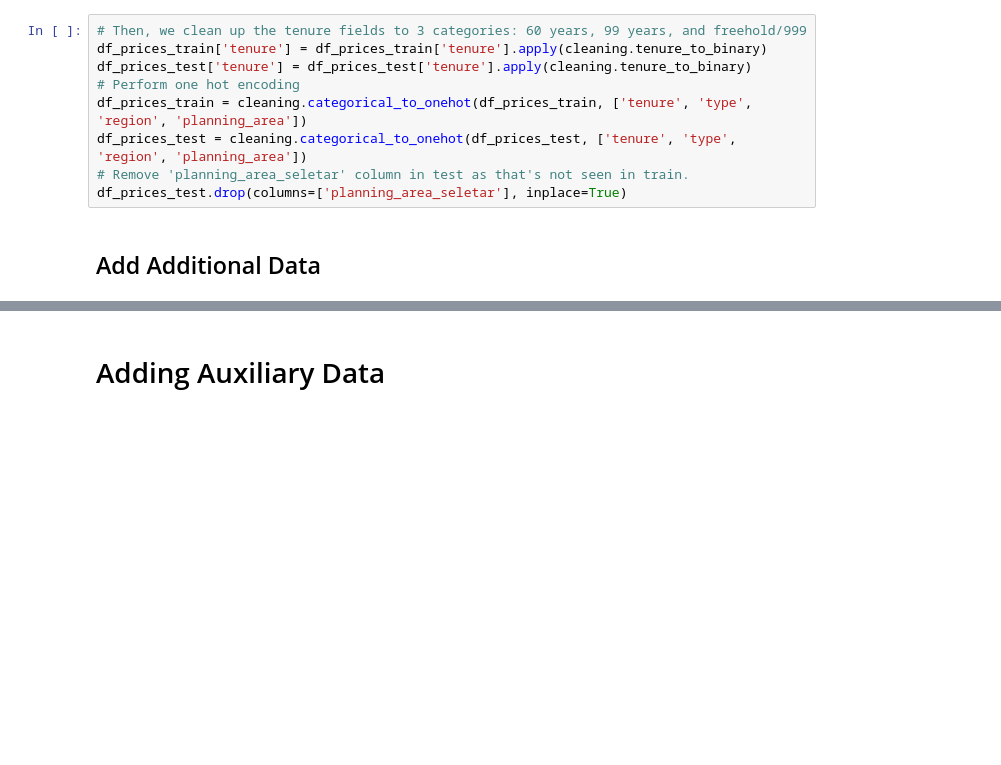
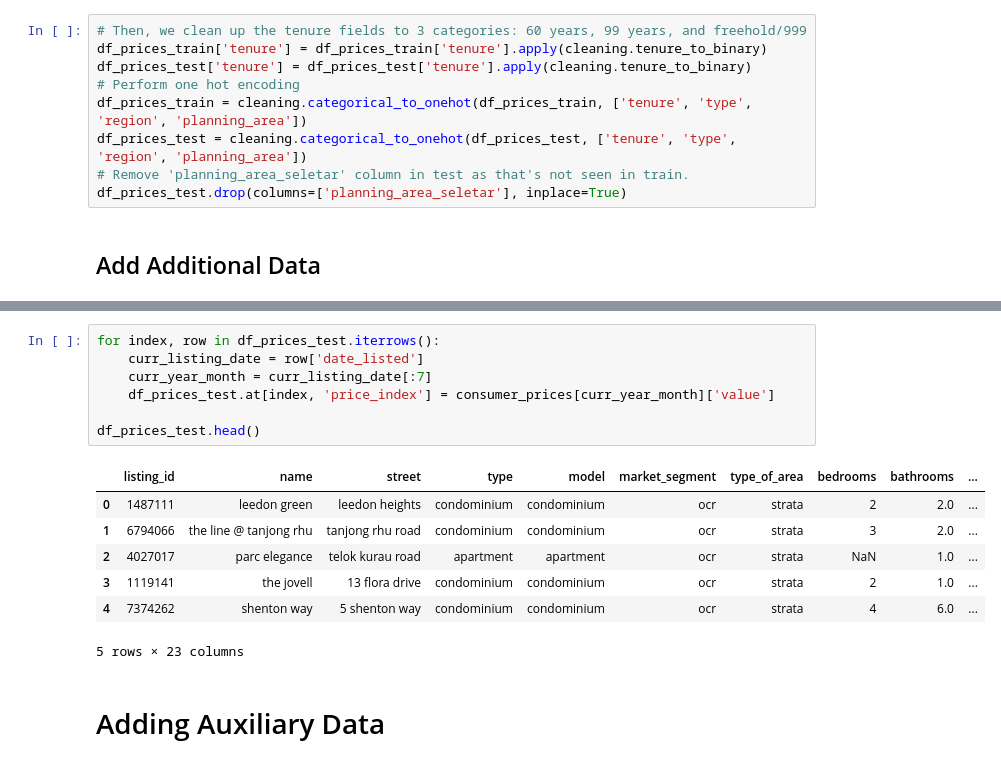
Before and after one commit to aidenywl/data-mining-property-prices, a Jupyter notebook: main_notebook.ipynb, the cells around one changed output, grey strips where cells are left out. Cells and saved outputs as stored; diff of their text form; blank space fills up the shorter version.

Commit message:
complete running model with inflation data

```diff
--- a/main_notebook.ipynb
+++ b/main_notebook.ipynb
@@ -206,3 +220,18 @@ TypeError: '_AtIndexer' object is not callable
+# %%
+for index, row in df_prices_test.iterrows():
+    curr_listing_date = row['date_listed']
+    curr_year_month = curr_listing_date[:7]
+    df_prices_test.at[index, 'price_index'] = consumer_prices[curr_year_month]['value']
+
+df_prices_test.head()
+# %% [output]
+|  | listing_id | name | street | type | model | market_segment | type_of_area | bedrooms | bathrooms | ... |
+| 0 | 1487111 | leedon green | leedon heights | condominium | condominium | ocr | strata | 2 | 2.0 | ... |
+| 1 | 6794066 | the line @ tanjong rhu | tanjong rhu road | condominium | condominium | ocr | strata | 3 | 2.0 | ... |
+| 2 | 4027017 | parc elegance | telok kurau road | apartment | apartment | ocr | strata | NaN | 1.0 | ... |
+| 3 | 1119141 | the jovell | 13 flora drive | condominium | condominium | ocr | strata | 2 | 1.0 | ... |
+| 4 | 7374262 | shenton way | 5 shenton way | condominium | condominium | ocr | strata | 4 | 6.0 | ... |
+5 rows × 23 columns
 # %% [markdown]
 # Adding Auxiliary Data
 # %%
```
Also changed, not shown: parts of 6 cells of this notebook, 2 other files.
